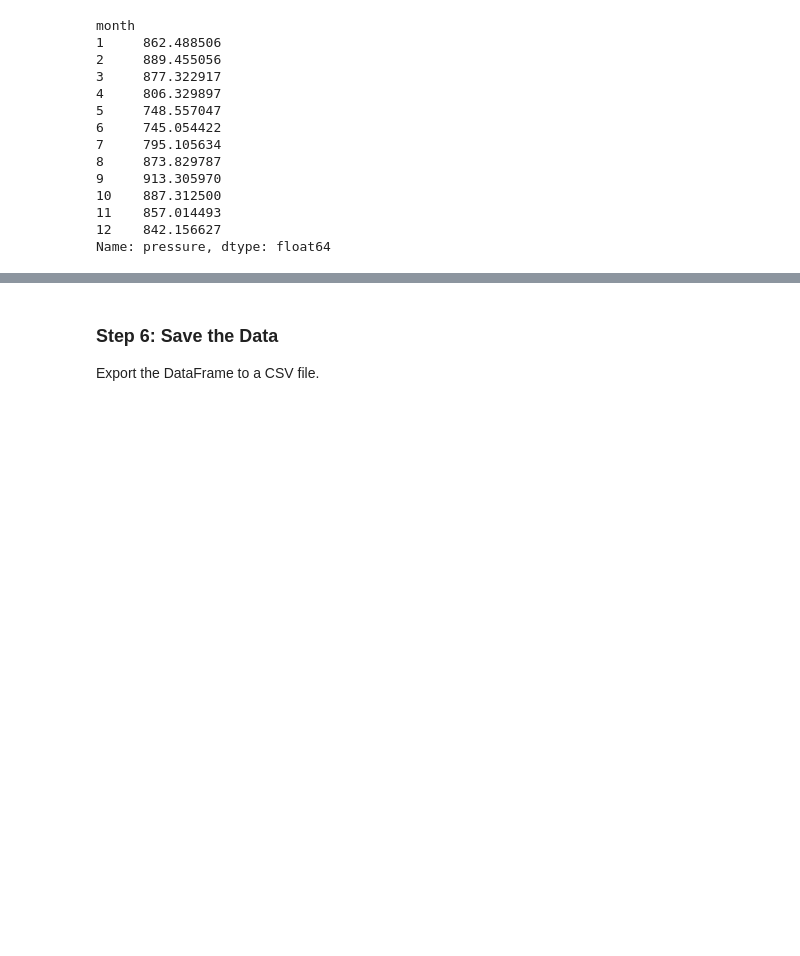
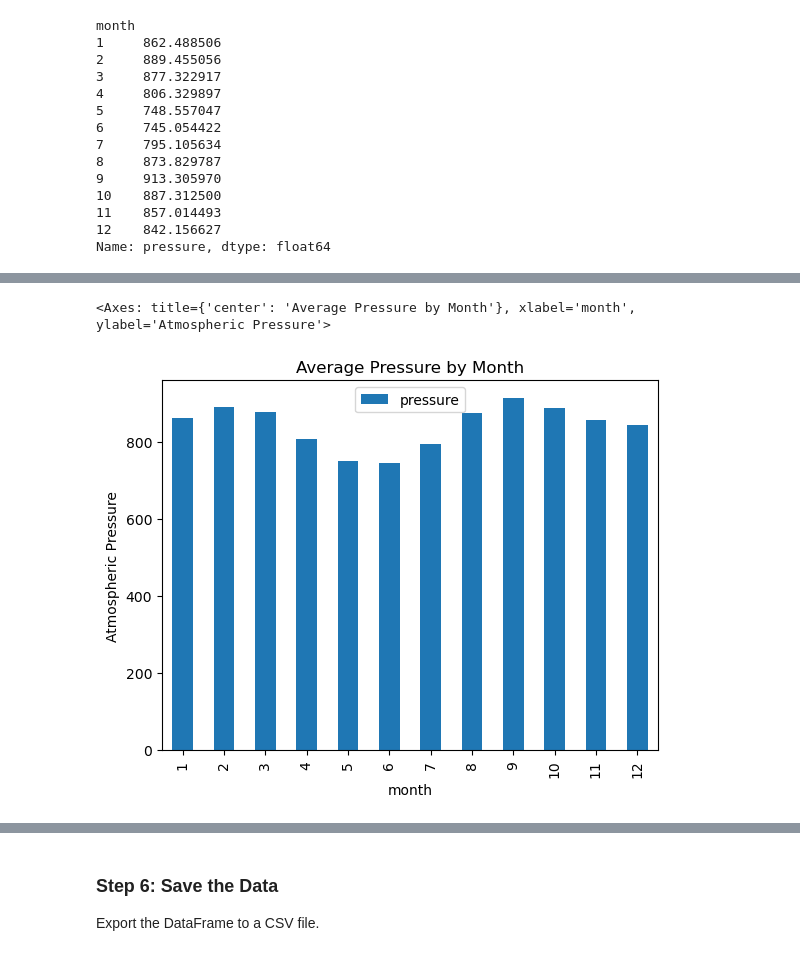
Before and after one commit to DidemBl/module_11_challenge, a Jupyter notebook: Starter_Code/part_2_mars_weather.ipynb, the cells around one changed output, grey strips where cells are left out. Saved outputs shown, nothing was run; the diff lists cells and outputs as text; code cells hidden in the pictures; blank space fills up the shorter version.

```diff
--- a/Starter_Code/part_2_mars_weather.ipynb
+++ b/Starter_Code/part_2_mars_weather.ipynb
@@ -177,5 +190,7 @@ Name: min_temp, dtype: float64
 # %%
 # 4. What is the average pressure by month?
+pressure_month = new_df.groupby(["month"])["pressure"].mean()
+pressure_month
 # %% [output]
 month
 1     862.488506
@@ -198,2 +209,11 @@ Name: pressure, dtype: float64
+# %%
+# Plot the average pressure by month
+df_pressure = pd.DataFrame(pressure_month)
+df_pressure_reset = df_pressure.reset_index()
+df_pressure_reset.plot("month", "pressure", kind="bar",  title = "Average Pressure by Month", xlabel="month",
+            ylabel= "Atmospheric Pressure", rot=90)
+# %% [output]
+<Axes: title={'center': 'Average Pressure by Month'}, xlabel='month', ylabel='Atmospheric Pressure'>
+[figure, added]
 # %%
 # Identify the lowest and highest pressure months in Curiosity's location by sorting the previous graph
```
Also changed, not shown: parts of 24 cells of this notebook, 2 other files.
